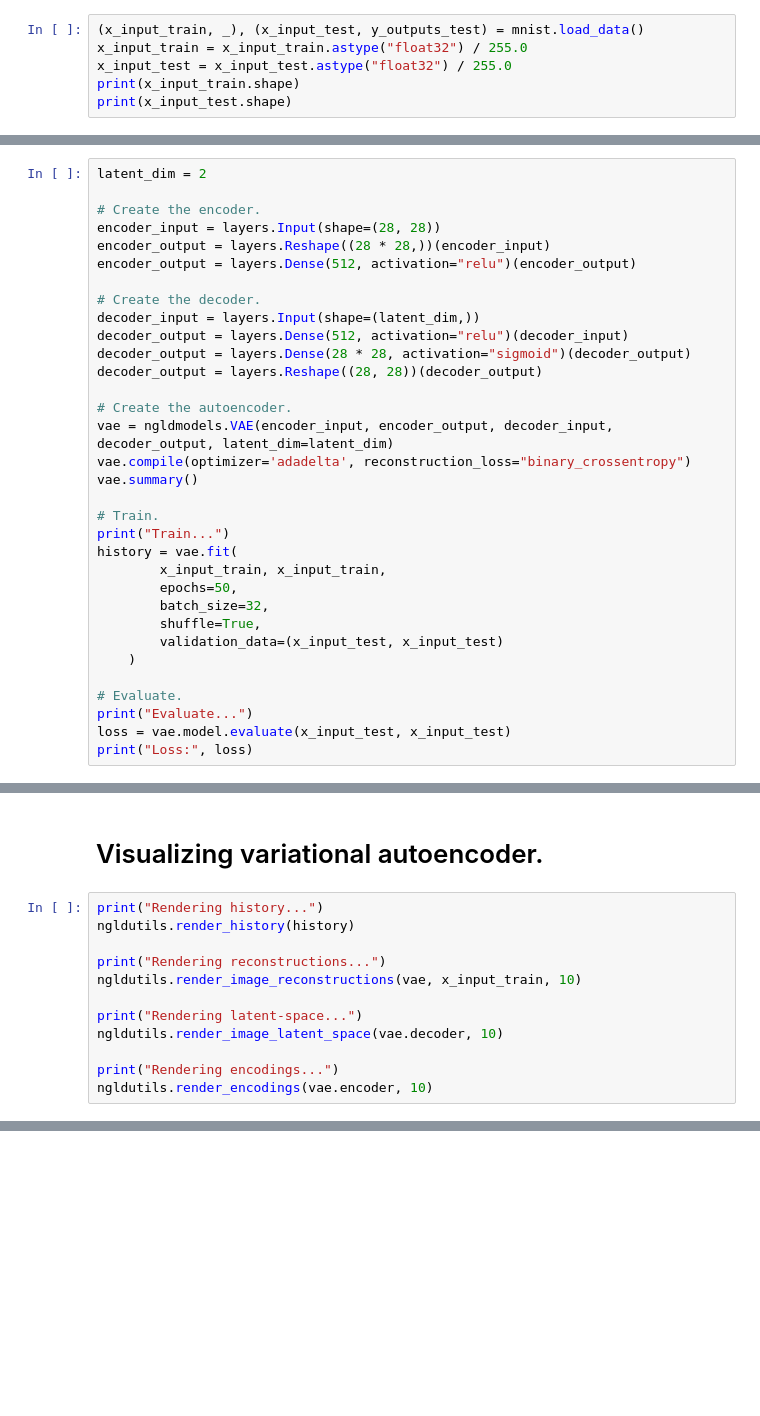
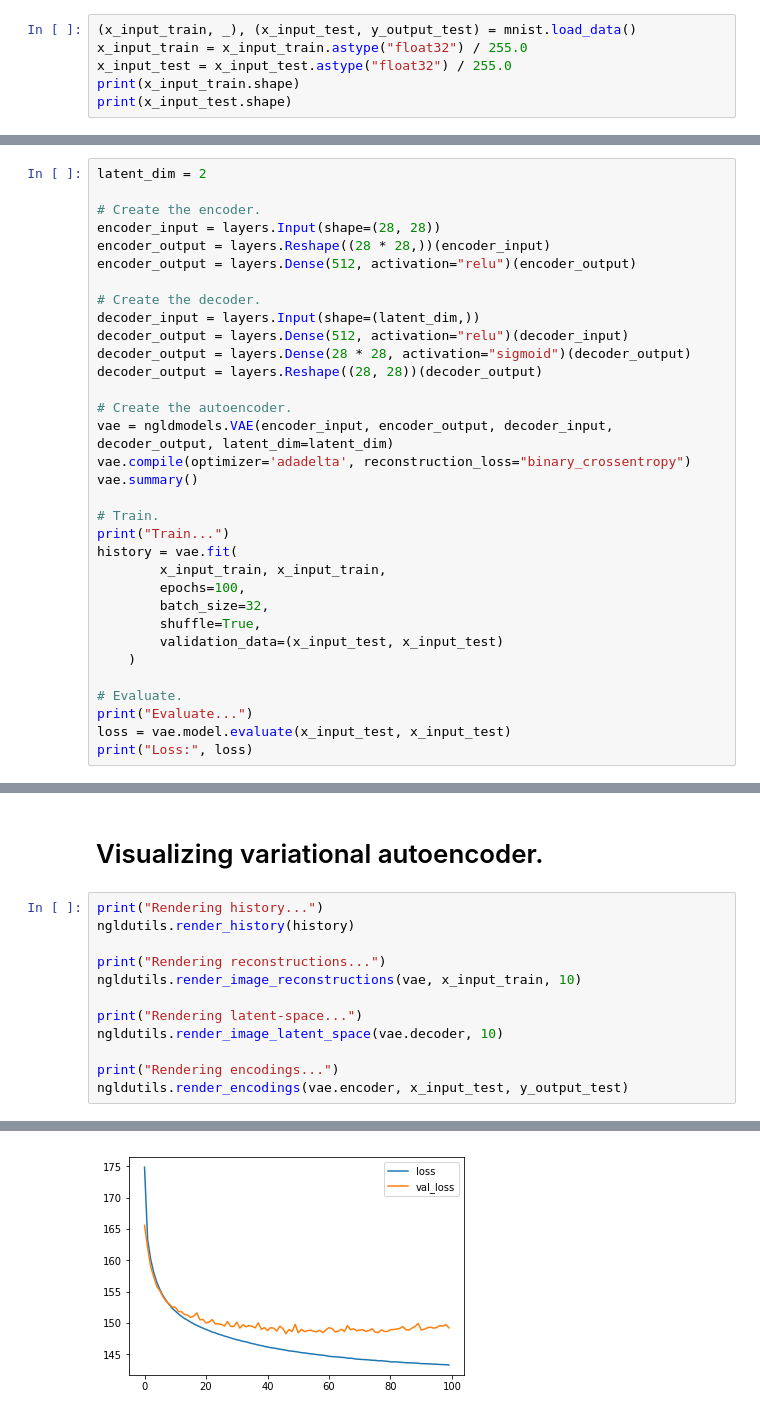
Before and after one commit to AI-Guru/ngdlm, a Jupyter notebook: sandbox.ipynb, the cells around one changed output, grey strips where cells are left out. Cells and saved outputs as stored; diff of their text form; blank space fills up the shorter version.

```diff
--- a/sandbox.ipynb
+++ b/sandbox.ipynb
@@ -7,7 +9,7 @@ import numpy as np
 # %% [markdown]
 # Train- and test-data.
 # %%
-(x_input_train, _), (x_input_test, y_outputs_test) = mnist.load_data()
+(x_input_train, _), (x_input_test, y_output_test) = mnist.load_data()
 x_input_train = x_input_train.astype("float32") / 255.0
 x_input_test = x_input_test.astype("float32") / 255.0
 print(x_input_train.shape)
@@ -84,7 +114,7 @@ vae.summary()
 print("Train...")
 history = vae.fit(
         x_input_train, x_input_train,
-        epochs=50,
+        epochs=100,
         batch_size=32,
         shuffle=True,
         validation_data=(x_input_test, x_input_test)
@@ -107,4 +155,5 @@ print("Rendering latent-space...")
 ngldutils.render_image_latent_space(vae.decoder, 10)
 
 print("Rendering encodings...")
-ngldutils.render_encodings(vae.encoder, 10)
+ngldutils.render_encodings(vae.encoder, x_input_test, y_output_test)
+# %% [output]
@@ -110,0 +161 @@ ngldutils.render_encodings(vae.encoder, 10)
+[figure, added]
```
Also changed, not shown: parts of 6 cells of this notebook, 1 other file.
